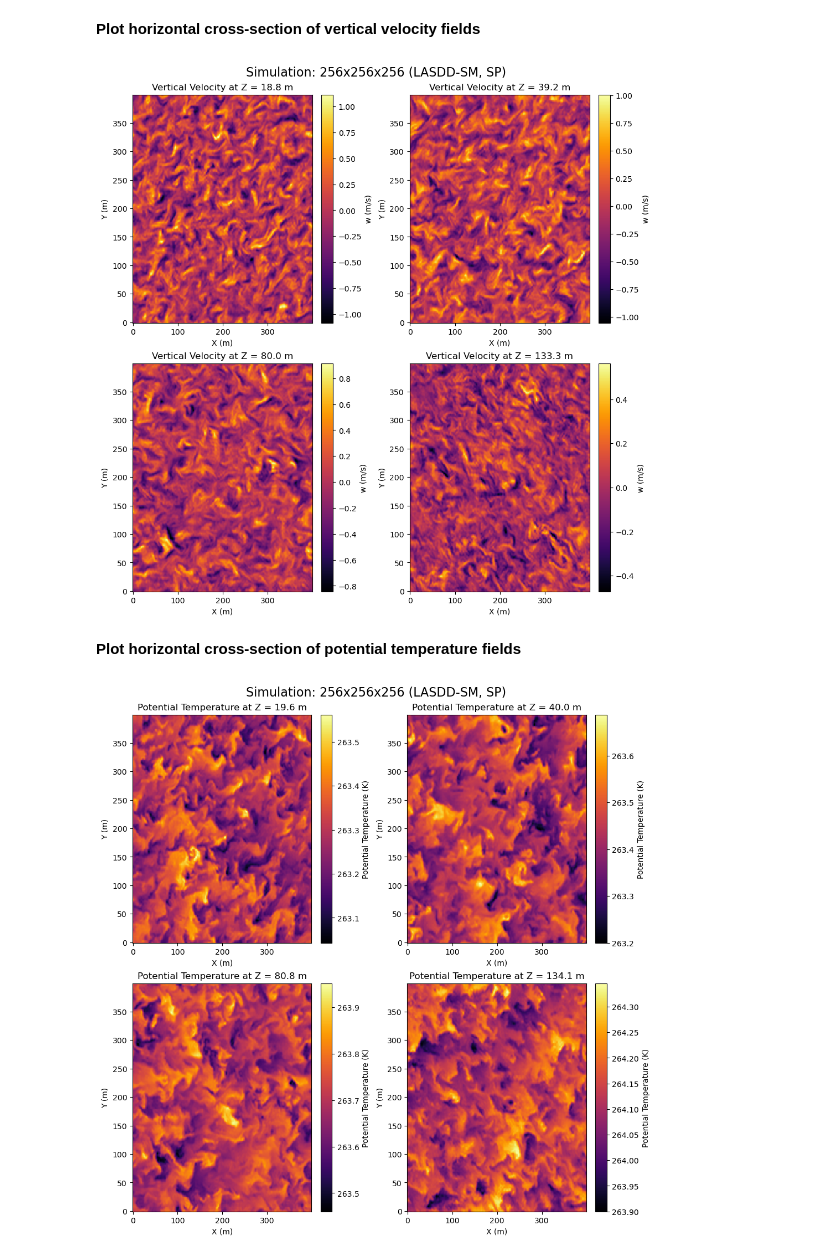
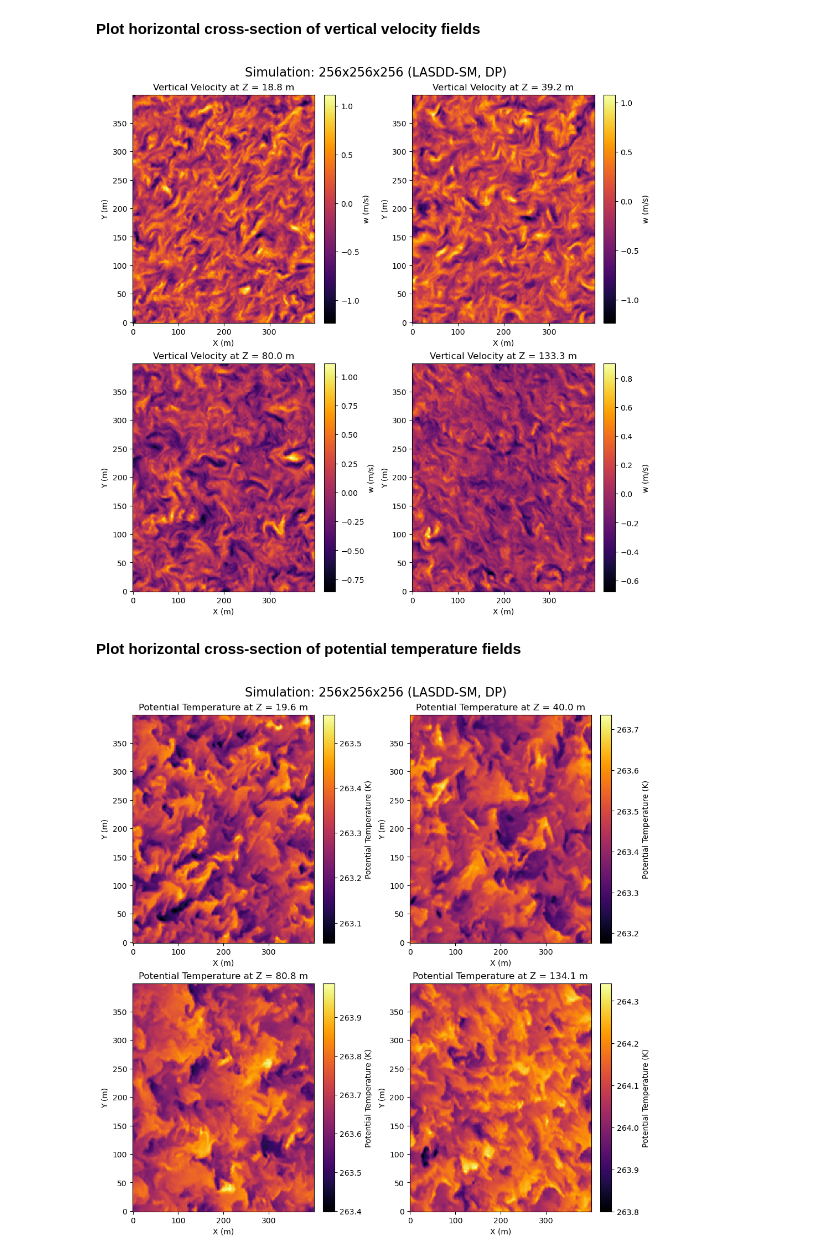
Before and after one commit to Sukantabasu/jax-alfa, a Jupyter notebook: docs/source/examples/SBL_GABLS1/notebooks/SBL_GABLS1_HorizontalCrossSections.ipynb, the cells around one changed output. Saved outputs shown, nothing was run; the diff lists cells and outputs as text; code cells hidden in the pictures.

```diff
--- a/docs/source/examples/SBL_GABLS1/notebooks/SBL_GABLS1_HorizontalCrossSections.ipynb
+++ b/docs/source/examples/SBL_GABLS1/notebooks/SBL_GABLS1_HorizontalCrossSections.ipynb
@@ -27,8 +27,8 @@ def find_repo_root(start=None):
 
 BaseDir = find_repo_root()
 
-# Reference run: 256x256x256 LASDD-SM single precision
-RunDir    = BaseDir / 'examples/SBL_GABLS1/runs/256x256x256_LASDD_SM_SP'
+# Reference run: 256x256x256 LASDD-SM double precision
+RunDir    = BaseDir / 'examples/SBL_GABLS1/runs/256x256x256_LASDD_SM_DP'
 OutputDir = RunDir / 'output'
 
 cfg = {}
@@ -141,29 +141,29 @@ for i, k in enumerate(k_levels):
     axes[i].set_aspect('auto')
     fig.colorbar(im, ax=axes[i], label='w (m/s)')
 
-plt.suptitle('Simulation: 256x256x256 (LASDD-SM, SP)', fontsize=16)
+plt.suptitle('Simulation: 256x256x256 (LASDD-SM, DP)', fontsize=16)
 plt.show()
 # %% [output]
-[figure, old version]
+[figure, new version]
 # %% [markdown]
 **Plot horizontal cross-section of potential temperature fields**
 # %%
 fig, axes = plt.subplots(2, 2, figsize=(10, 10), constrained_layout=True)
 axes = axes.flatten()
 
 # Selected cross-sections at l_z/20, l_z/10, l_z/5, and l_z/3
 k_levels = [int(nz/20), int(nz/10), int(nz/5), int(nz/3)]
 
 for i, k in enumerate(k_levels):
     im = axes[i].pcolor(x_axis, y_axis, TH3D[:,:,k].T, cmap='inferno')
     axes[i].set_title(f'Potential Temperature at Z = {z_u[k]:.1f} m',
                       fontsize=12)
     axes[i].set_xlabel('X (m)')
     axes[i].set_ylabel('Y (m)')
     axes[i].set_aspect('auto')
     fig.colorbar(im, ax=axes[i], label='Potential Temperature (K)')
 
-plt.suptitle('Simulation: 256x256x256 (LASDD-SM, SP)', fontsize=16)
+plt.suptitle('Simulation: 256x256x256 (LASDD-SM, DP)', fontsize=16)
 plt.show()
 # %% [output]
-[figure, old version]
+[figure, new version]
```
Also changed, not shown: parts of 4 cells of this notebook, 6 other files.
